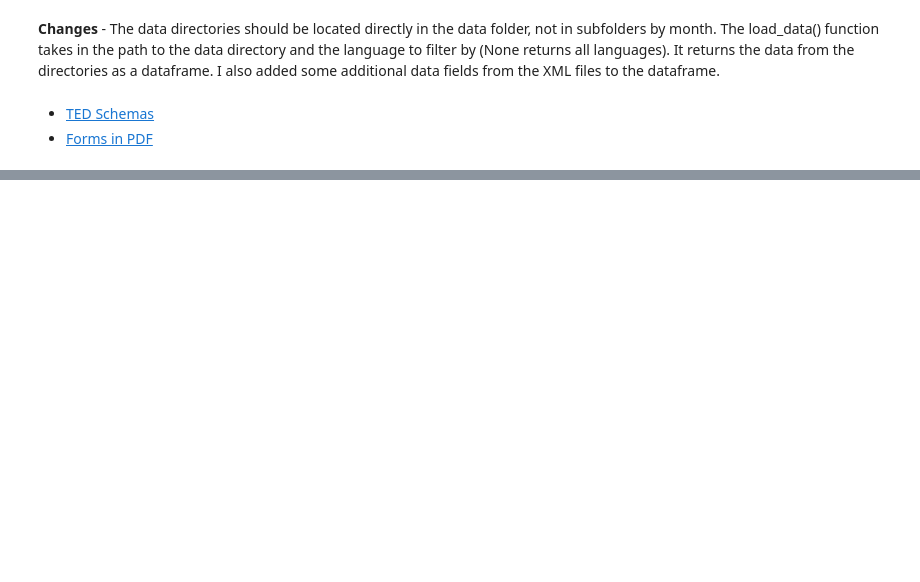
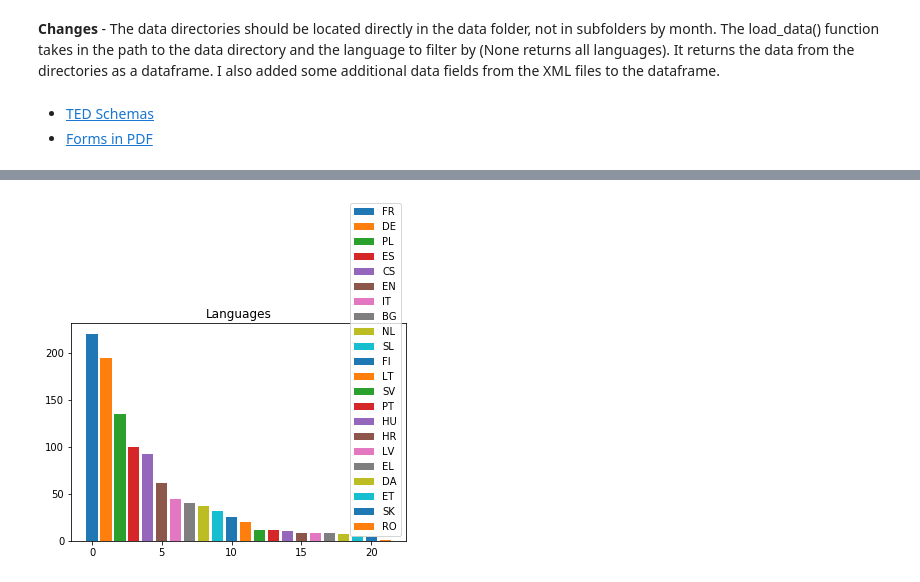
Before and after one commit to nfreundlich/CS498-CCA-CourseProject, a Jupyter notebook: notebooks/ted_eda.ipynb, the cells around one changed output, grey strips where cells are left out. Saved outputs shown, nothing was run; the diff lists cells and outputs as text; code cells hidden in the pictures; blank space fills up the shorter version.

Commit message:
Did some EDA with plots

```diff
--- a/notebooks/ted_eda.ipynb
+++ b/notebooks/ted_eda.ipynb
@@ -124,0 +133,9 @@ OrderedDict([('@TYPE', 'PROCUREMENT_TOTAL'),
+# %%
+for i, lang in enumerate(languages.index):
+    plt.bar(i, languages[lang], label=lang)
+
+plt.legend()
+plt.title("Languages")
+plt.show()
+# %% [output]
+[figure, added]
```
Also changed, not shown: parts of 8 cells of this notebook.
